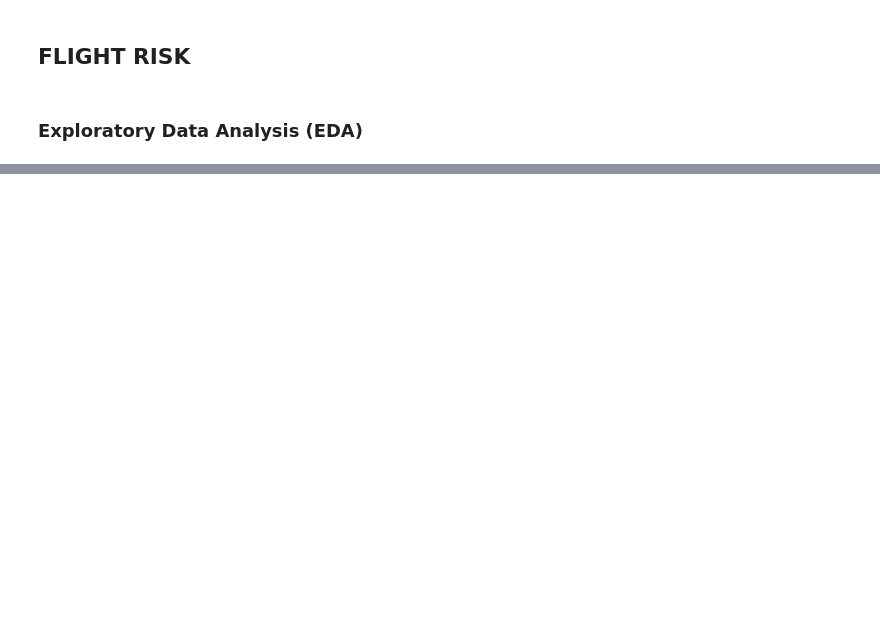
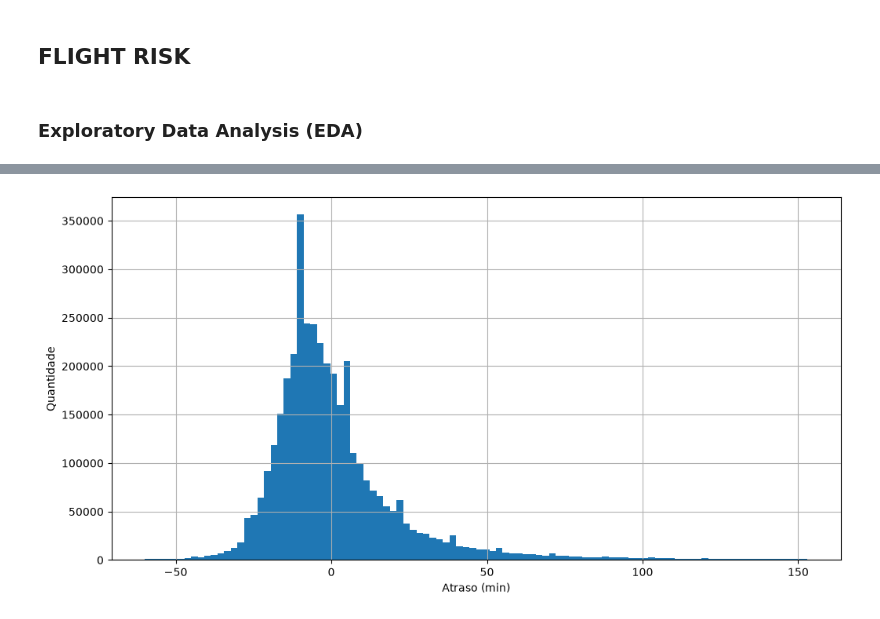
Before and after one commit to LuisHBeck/flight-risk, a Jupyter notebook: notebooks/luishbeck.ipynb, the cells around one changed output, grey strips where cells are left out. Drawn from its saved outputs; the diff is of its cells as text; code cells hidden in the pictures; blank space fills up the shorter version.

Commit message:
feat(EDA): data quality and target analysis

```diff
--- a/notebooks/luishbeck.ipynb
+++ b/notebooks/luishbeck.ipynb
@@ -23,0 +44,12 @@ data.head()
+# %%
+# Rename cols to convention format
+data = data.rename(columns=columns_mapping)
+
+# Convert DateTime columns
+data[datetime_cols] = (
+    data[datetime_cols].apply(
+        lambda col: pd.to_datetime(col, format="ISO8601") \
+        .dt.floor("s") \
+        .astype("datetime64[ns]")
+    )
+)
@@ -39,0 +146,7 @@ dtype: int64
+# %%
+# NOTE: only flights that have been carried out should be considered to calculate the delay
+# NOTE: use the 'data_delay' df to modeling
+
+data_delay = data.loc[
+    data["flight_status"] == "REALIZADO"
+].copy()
@@ -39,0 +159,11 @@ dtype: int64
+# %%
+# Arrival delay
+
+data_delay["arr_delay_min"] = (
+    data_delay["arr_actual"] - data_delay["arr_scheduled"]
+).dt.total_seconds() / 60
+# %%
+# Departure delay
+data_delay["dep_delay_min"]= (
+    data_delay["dep_actual"] - data_delay["dep_scheduled"]
+).dt.total_seconds() / 60
@@ -39,0 +270,15 @@ dtype: int64
+# %%
+p99 = data_delay["arr_delay_min"].quantile(0.99)
+
+plt.figure(figsize=(12, 6))
+
+data_delay.loc[
+    data_delay["arr_delay_min"].between(-60, p99),
+    "arr_delay_min"
+].hist(bins=100)
+
+plt.xlabel("Atraso (min)")
+plt.ylabel("Quantidade")
+plt.show()
+# %% [output]
+[figure, added]
```
Also changed, not shown: parts of 26 cells of this notebook.
